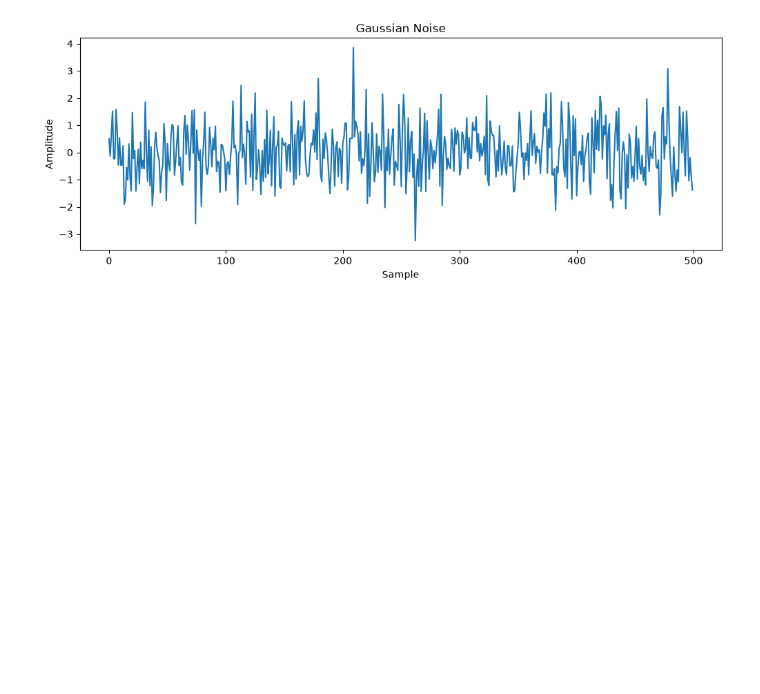
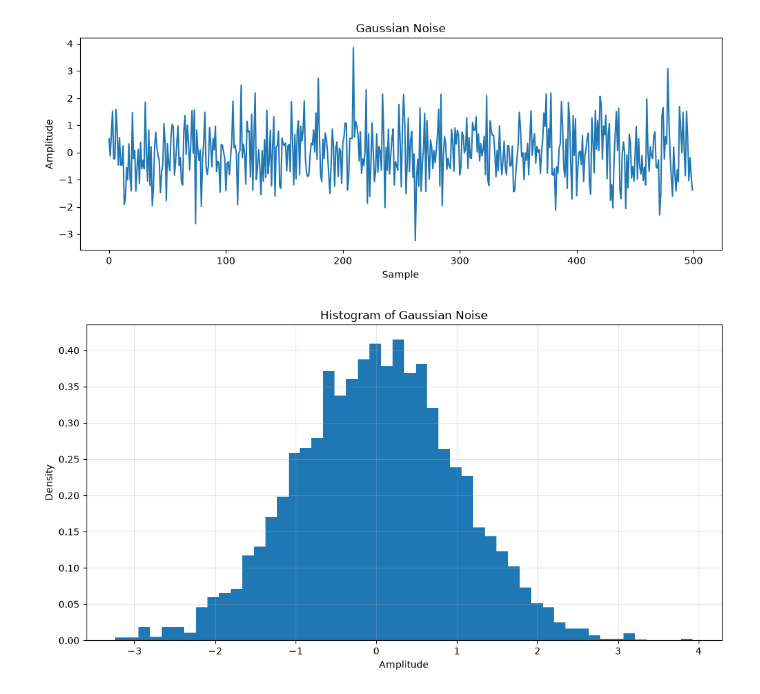
Before and after one commit to shovo896/RL_AAUB, a Jupyter notebook: signal_processing/class_4.ipynb, the cells around one changed output. Drawn from its saved outputs; the diff is of its cells as text; code cells hidden in the pictures; blank space fills up the shorter version.

```diff
--- a/signal_processing/class_4.ipynb
+++ b/signal_processing/class_4.ipynb
@@ -43,3 +43,13 @@ plt.title("Gaussian Noise")
 plt.show()
 # %% [output]
 [figure]
+# %%
+plt.figure(figsize=(12,6))
+plt.hist(gaussian_noise,bins=50,density=True)
+plt.xlabel("Amplitude")
+plt.ylabel("Density")
+plt.title("Histogram of Gaussian Noise")
+plt.grid(alpha=0.3)
+plt.show()
+# %% [output]
+[figure, added]
```
